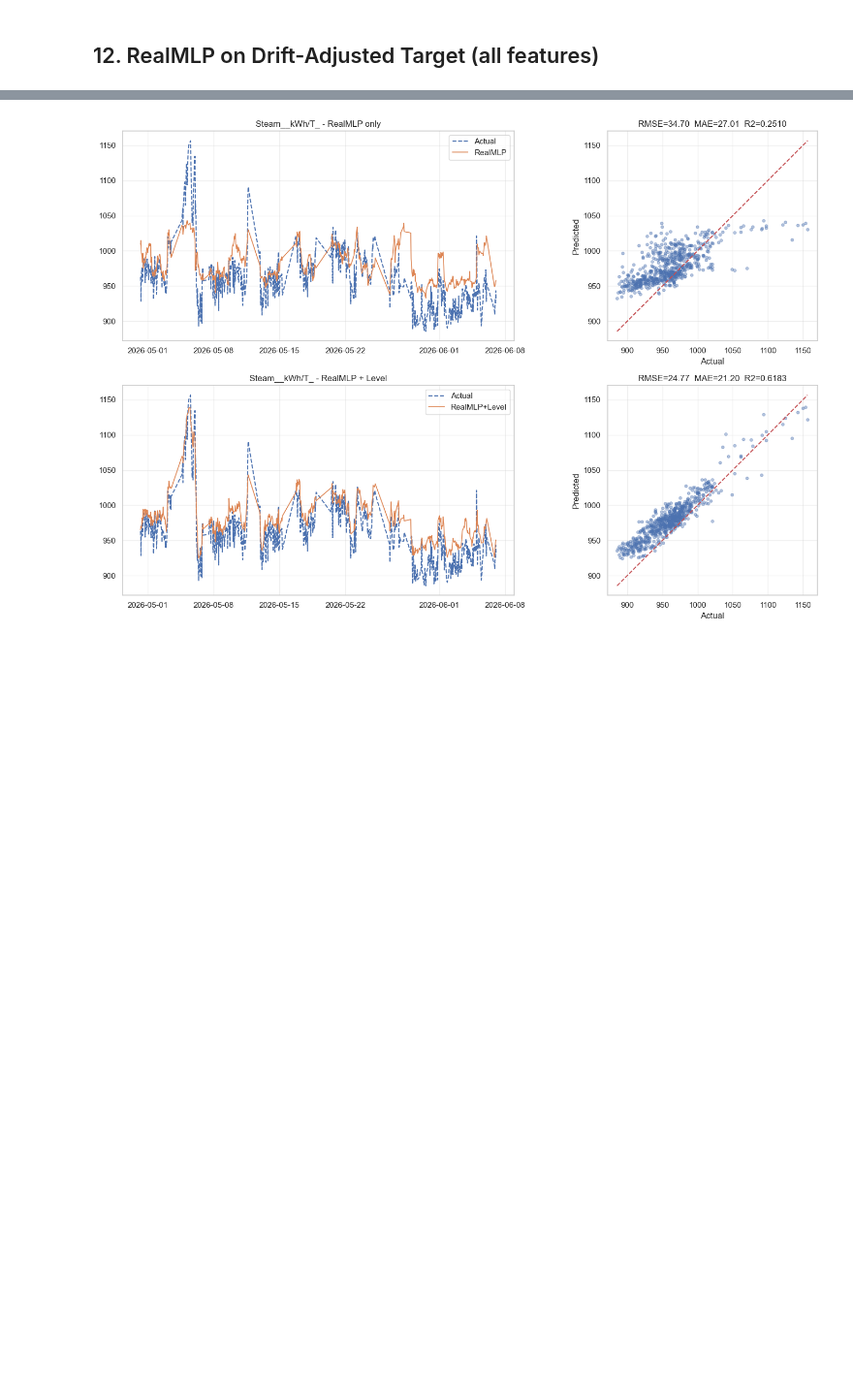
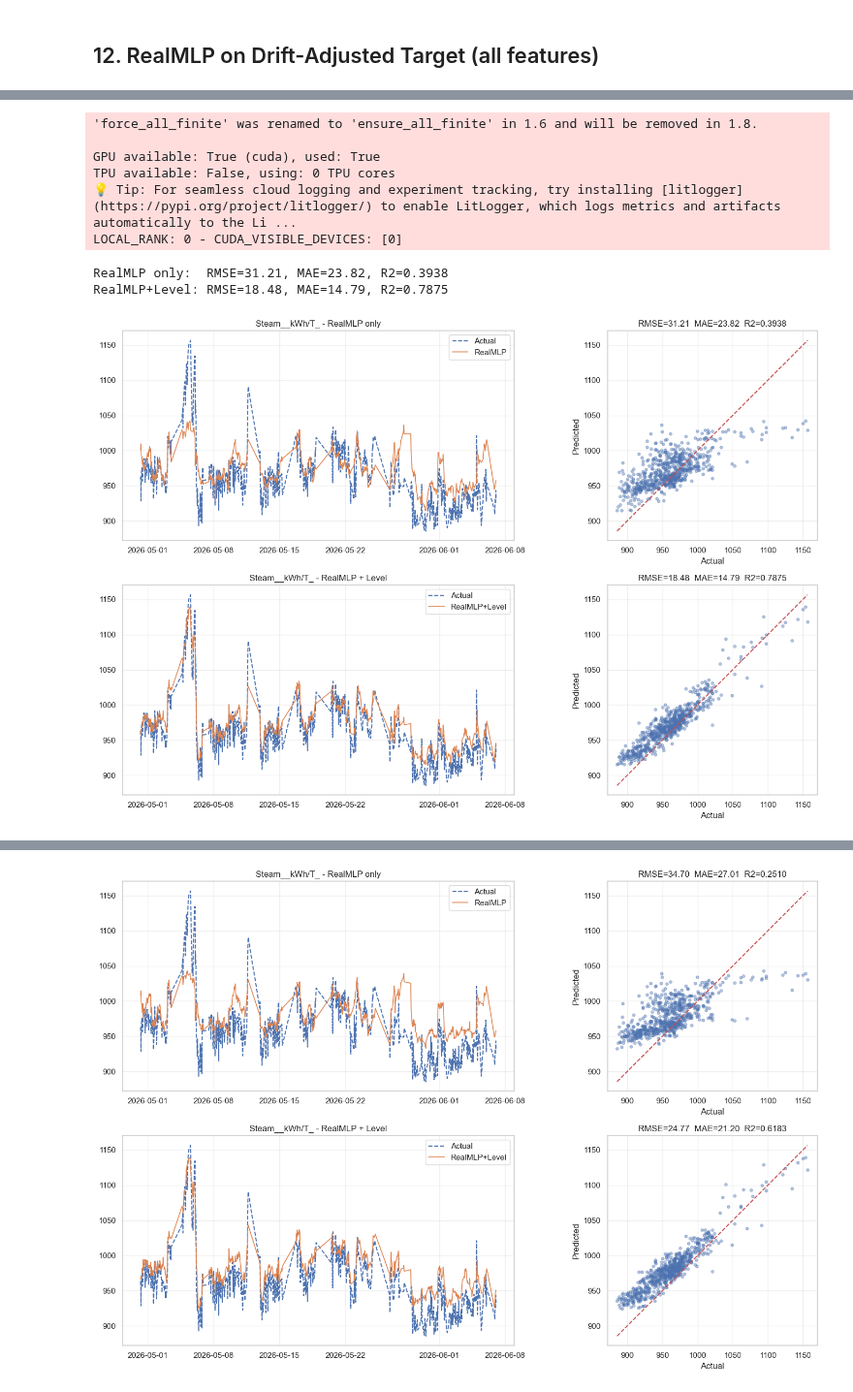
Before and after one commit to Miggon-dev/costimiser2, a Jupyter notebook: training/training4_clean.ipynb, the cells around one changed output, grey strips where cells are left out. Shown at 97% size. Drawn from its saved outputs; the diff is of its cells as text; code cells hidden in the pictures; blank space fills up the shorter version.

Commit message:
some experiments with backfitting and damping

```diff
--- a/training/training4_clean.ipynb
+++ b/training/training4_clean.ipynb
@@ -577,3 +633,77 @@ plt.show()
+# %%
+from pytabkit import RealMLP_TD_Regressor
+from sklearn.metrics import mean_squared_error, r2_score, mean_absolute_error
+
+level_train = backfit_result['level_train']
+level_test = backfit_result['level_test']
+y_adjusted_train = ytr.values - level_train.values
+
+val_size = int(len(Xtr) * 0.2)
+X_train_mlp = Xtr.iloc[:-val_size]
+y_train_mlp = y_adjusted_train[:-val_size]
+X_val_mlp = Xtr.iloc[-val_size:]
+y_val_mlp = y_adjusted_train[-val_size:]
+
+mlp = RealMLP_TD_Regressor(n_epochs=256*4, random_state=42, verbosity=2,hidden_sizes=[128], use_early_stopping=True,n_refit=10, lr=1e-4,batch_size=64)
+mlp.fit(X_train_mlp, y_train_mlp,X_val_mlp,y_val_mlp)
+# %%
+y_mlp_pred = mlp.predict(Xte)
+# Combined: MLP + level
+y_mlp_combined = y_mlp_pred + level_test.values
+
+# Metrics
+y_actual = yte.values
+rmse_mlp = np.sqrt(mean_squared_error(y_actual, y_mlp_pred))
+r2_mlp = r2_score(y_actual, y_mlp_pred)
+mae_mlp = mean_absolute_error(y_actual, y_mlp_pred)
+rmse_mlp_c = np.sqrt(mean_squared_error(y_actual, y_mlp_combined))
+r2_mlp_c = r2_score(y_actual, y_mlp_combined)
+mae_mlp_c = mean_absolute_error(y_actual, y_mlp_combined)
+
+print(f'RealMLP only:  RMSE={rmse_mlp:.2f}, MAE={mae_mlp:.2f}, R2={r2_mlp:.4f}')
+print(f'RealMLP+Level: RMSE={rmse_mlp_c:.2f}, MAE={mae_mlp_c:.2f}, R2={r2_mlp_c:.4f}')
+
+fig, axes = plt.subplots(2, 2, figsize=(16, 10))
+test_index = yte.index
+
+# Top: RealMLP only
+axes[0,0].plot(test_index, y_actual, label='Actual', lw=1.5, ls='--')
+axes[0,0].plot(test_index, y_mlp_pred, label='RealMLP', lw=1.2)
+axes[0,0].set_title(f'{Y_COLUMN} - RealMLP only')
+axes[0,0].legend(); axes[0,0].grid(alpha=0.3)
+
+axes[0,1].scatter(y_actual, y_mlp_pred, alpha=0.4, s=15)
+lims=[min(y_actual.min(),y_mlp_pred.min()),max(y_actual.max(),y_mlp_pred.max())]
+axes[0,1].plot(lims,lims,'r--',lw=1.5)
+axes[0,1].set_xlabel('Actual'); axes[0,1].set_ylabel('Predicted')
+axes[0,1].set_title(f'RMSE={rmse_mlp:.2f}  MAE={mae_mlp:.2f}  R2={r2_mlp:.4f}')
+axes[0,1].set_aspect('equal',adjustable='box'); axes[0,1].grid(alpha=0.3)
+
+# Bottom: RealMLP + Level
+axes[1,0].plot(test_index, y_actual, label='Actual', lw=1.5, ls='--')
+axes[1,0].plot(test_index, y_mlp_combined, label='RealMLP+Level', lw=1.2)
+axes[1,0].set_title(f'{Y_COLUMN} - RealMLP + Level')
+axes[1,0].legend(); axes[1,0].grid(alpha=0.3)
+
+axes[1,1].scatter(y_actual, y_mlp_combined, alpha=0.4, s=15)
+lims_c=[min(y_actual.min(),y_mlp_combined.min()),max(y_actual.max(),y_mlp_combined.max())]
+axes[1,1].plot(lims_c,lims_c,'r--',lw=1.5)
+axes[1,1].set_xlabel('Actual'); axes[1,1].set_ylabel('Predicted')
+axes[1,1].set_title(f'RMSE={rmse_mlp_c:.2f}  MAE={mae_mlp_c:.2f}  R2={r2_mlp_c:.4f}')
+axes[1,1].set_aspect('equal',adjustable='box'); axes[1,1].grid(alpha=0.3)
+
+plt.tight_layout()
+plt.show()
+# %% [output]
+'force_all_finite' was renamed to 'ensure_all_finite' in 1.6 and will be removed in 1.8.
+
+GPU available: True (cuda), used: True
+TPU available: False, using: 0 TPU cores
+💡 Tip: For seamless cloud logging and experiment tracking, try installing [litlogger](https://pypi.org/project/litlogger/) to enable LitLogger, which logs metrics and artifacts automatically to the Li ...
+LOCAL_RANK: 0 - CUDA_VISIBLE_DEVICES: [0]
+RealMLP only:  RMSE=31.21, MAE=23.82, R2=0.3938
+RealMLP+Level: RMSE=18.48, MAE=14.79, R2=0.7875
+[figure, added]
 # %%
 from pytabkit import RealMLP_TD_Regressor
 from sklearn.metrics import mean_squared_error, r2_score, mean_absolute_error
```
Also changed, not shown: parts of 8 cells of this notebook, 24 other files.
